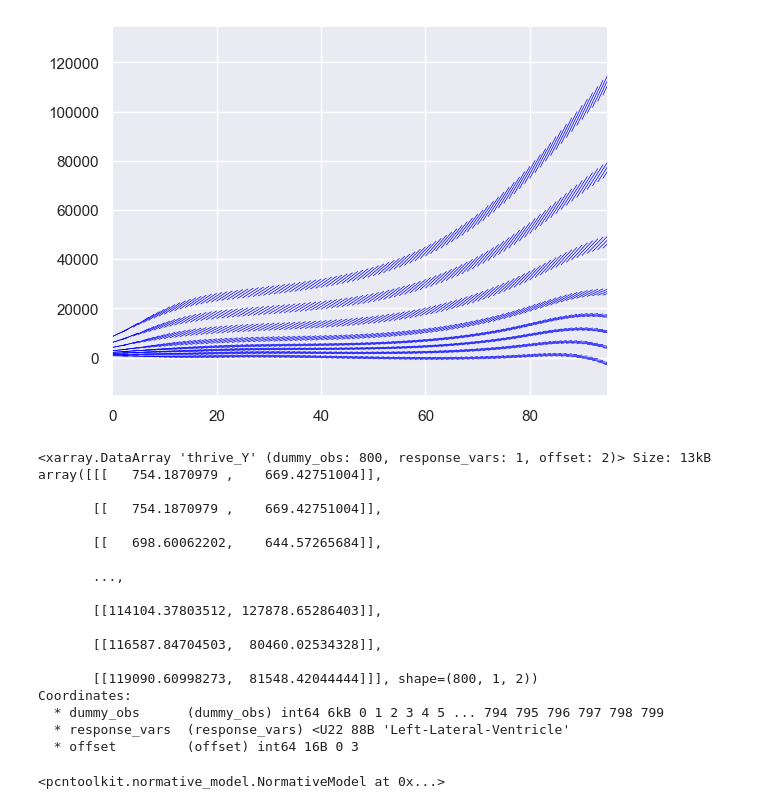
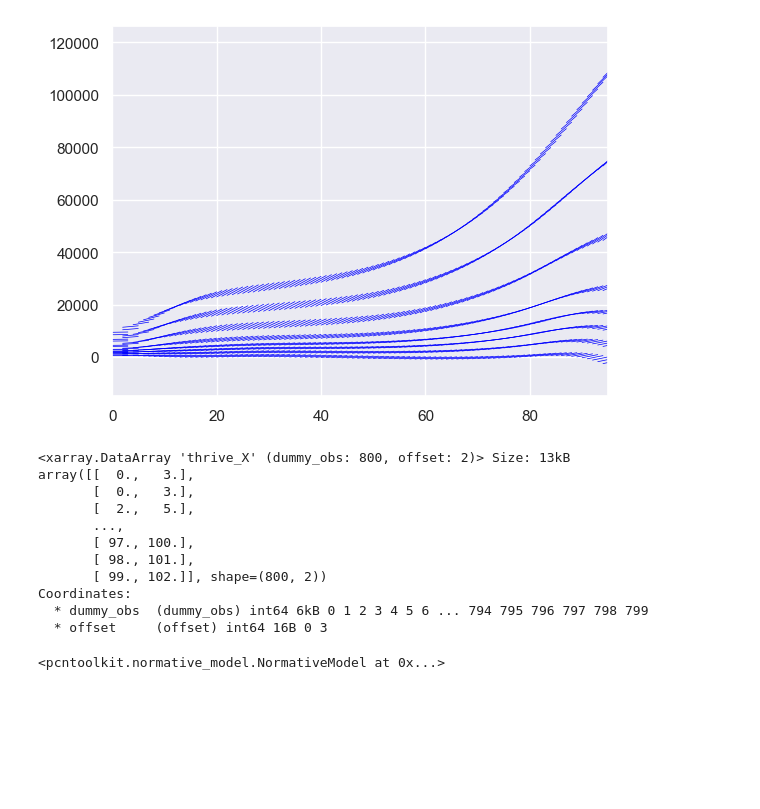
Before and after one commit to likeajumprope/PCNtoolkit, a Jupyter notebook: pcntoolkit/Velocity.ipynb, the cells around one changed output. Drawn from its saved outputs; the diff is of its cells as text; code cells hidden in the pictures; blank space fills up the shorter version.

```diff
--- a/pcntoolkit/Velocity.ipynb
+++ b/pcntoolkit/Velocity.ipynb
@@ -15,6 +15,11 @@ test = pd.read_pickle("/Users/johannabayer/Documents/DATA/SC/test_SC_demented_ad
 
 covariates = ["age"]
 batch_effects = ["sex", "site_id2"]
+
+# features_to_model = [
+#     'L_bankssts',
+# ]
+
 
 features_to_model = [
     'Left-Lateral-Ventricle',
@@ -95,9 +100,9 @@ norm_test = NormData.from_dataframe(
     name="test", dataframe=test, covariates=covariates, batch_effects=batch_effects, response_vars=features_to_model
 )
 
-norm_test = norm_test.sel(response_vars=["Left-Lateral-Ventricle"])
+norm_test = norm_test.sel(response_vars=features_to_model)
 
-path = "/Users/johannabayer/Documents/Github/PCNtoolkit/pcntoolkit/save_dir_Sc_all_regions/results/Velocity"
+path = "/Users/johannabayer/Documents/Github/PCNtoolkit/pcntoolkit/save_dir_SC_all_regions/results/Velocity"
 # get correlation matrix
 #get_correlation_matrix(norm_test, bandwidth=3, covariate_name="age", matrix_path=path )
 
@@ -131,7 +136,8 @@ df_dict = {
 }
 
 # Add one reference value per batch effect from first observation
-ref_batch_values = norm_test.batch_effects.isel(observations=0).to_numpy()
+ref_batch_values = norm_test.batch_effects.isel(observations=500).to_numpy()
+
 
 for be_name, be_val in zip(batch_effect_names, ref_batch_values):
     df_dict[be_name] = np.full(n, be_val)
@@ -162,7 +168,8 @@ grid_data["Z"] = xr.DataArray(
         "response_vars": response_vars,
     },
 )
-print(norm_test.batch_effects)
-print(type(norm_test.batch_effects.values[0]))
-print(batch_effects)
+
+
+ref_batch_values = norm_test.batch_effects.isel(observations=500).to_numpy()
+ref_batch_values
 # %% [output]
@@ -208,47 +197,42 @@ Data variables:
 # %%
 from pcntoolkit.util.plotter import plot_centiles, plot_centiles_advanced
 import matplotlib.pyplot as plt
 thrive_Z = norm_test["thrive_Z"]
 thrive_X = norm_test["thrive_X"]
 
 
 import matplotlib.pyplot as plt
 import numpy as np
 
 thrive_Z = norm_test["thrive_Z"]
 thrive_X = norm_test["thrive_X"]
 thrive_Y = norm_test["thrive_Y"]
 
-thrive_X_raw = model.inscalers["age"].inverse_transform(thrive_X)
-thrive_Y_raw = model.outscalers["Left-Lateral-Ventricle"].inverse_transform(thrive_Y)
+#thrive_X_raw = model.inscalers["age"].inverse_transform(thrive_X)
+#thrive_Y_raw = model.outscalers[features_to_model[0]].inverse_transform(thrive_Y)
 
 
-for x, z in zip(thrive_X_raw, thrive_Y_raw):
+for x, z in zip(thrive_X, thrive_Y):
     plt.plot(np.ravel(x), np.ravel(z), color = "blue", linewidth=0.5)
 
 plt.xlim(0, 95)
 plt.show()
-thrive_Y_raw
+
+
+thrive_X
 # %% [output]
-[figure, old version]
+[figure, new version]
-<xarray.DataArray 'thrive_Y' (dummy_obs: 800, response_vars: 1, offset: 2)> Size: 13kB
-array([[[   754.1870979 ,    669.42751004]],
-
-       [[   754.1870979 ,    669.42751004]],
-
-       [[   698.60062202,    644.57265684]],
-
+<xarray.DataArray 'thrive_X' (dummy_obs: 800, offset: 2)> Size: 13kB
+array([[  0.,   3.],
+       [  0.,   3.],
+       [  2.,   5.],
        ...,
-
-       [[114104.37803512, 127878.65286403]],
-
-       [[116587.84704503,  80460.02534328]],
-
-       [[119090.60998273,  81548.42044444]]], shape=(800, 1, 2))
+       [ 97., 100.],
+       [ 98., 101.],
+       [ 99., 102.]], shape=(800, 2))
 Coordinates:
-  * dummy_obs      (dummy_obs) int64 6kB 0 1 2 3 4 5 ... 794 795 796 797 798 799
-  * response_vars  (response_vars) <U22 88B 'Left-Lateral-Ventricle'
-  * offset         (offset) int64 16B 0 3
+  * dummy_obs  (dummy_obs) int64 6kB 0 1 2 3 4 5 6 ... 794 795 796 797 798 799
+  * offset     (offset) int64 16B 0 3
 # %%
 import copy
 
```
Also changed, not shown: parts of 8 cells of this notebook, 4 other files.
